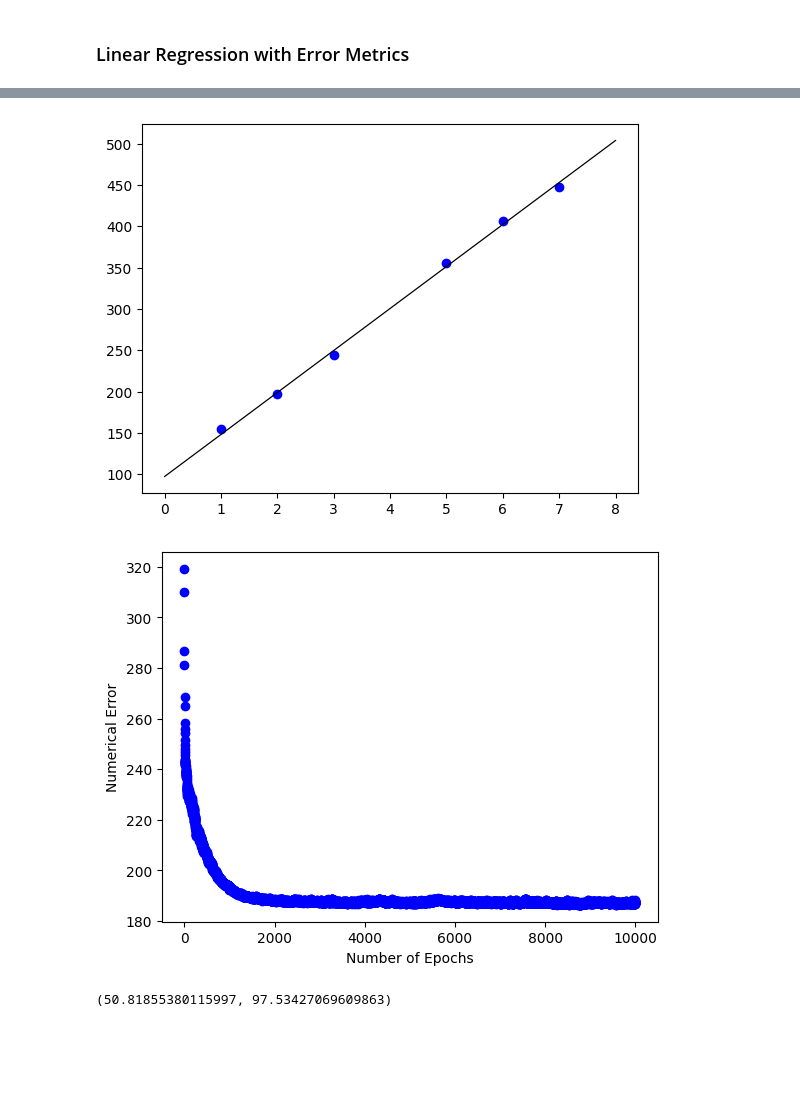
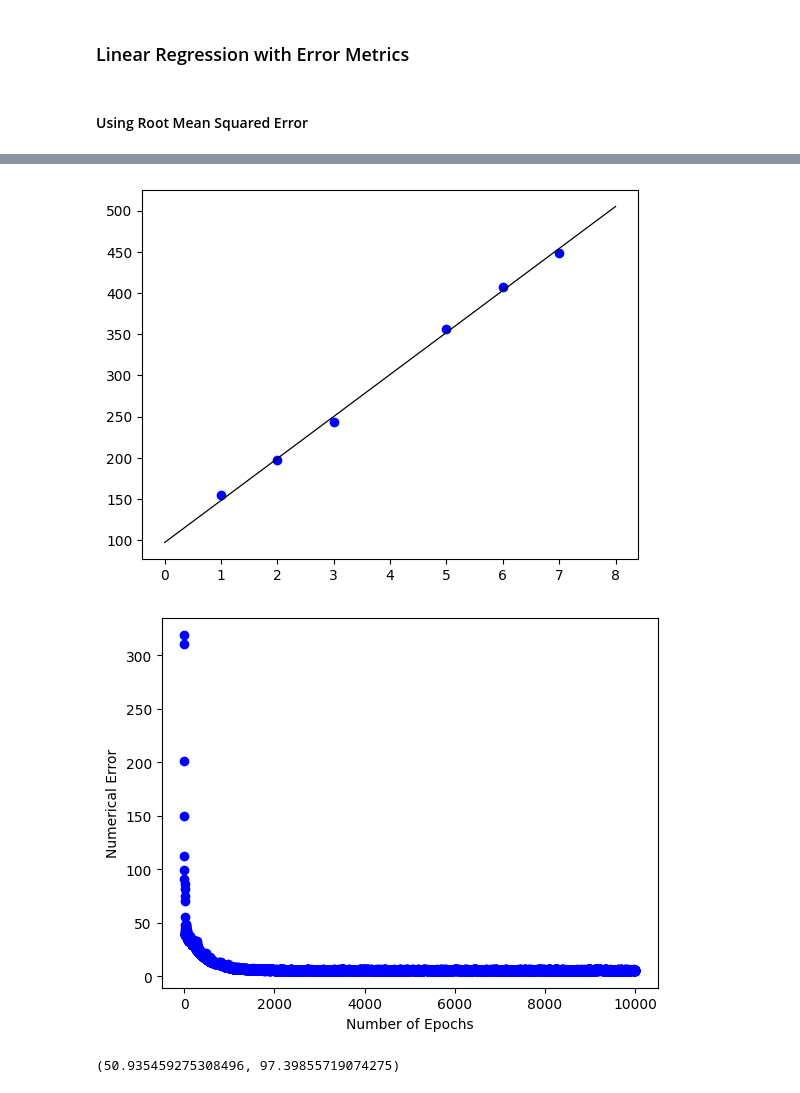
Before and after one commit to khalidmahamud/ml_practise, a Jupyter notebook: grokking_ml/linear_regression.ipynb, the cells around one changed output, grey strips where cells are left out. Drawn from its saved outputs; the diff is of its cells as text; code cells hidden in the pictures; blank space fills up the shorter version.

```diff
--- a/grokking_ml/linear_regression.ipynb
+++ b/grokking_ml/linear_regression.ipynb
@@ -168,6 +168,14 @@ def rmse(labels, predictions):
     n = len(labels)
     differences = np.subtract(labels, predictions)
     return np.sqrt(1.0 / n * (np.dot(differences, differences)))
+
+
+def mse(labels, predictions):
+    """The mean square error function"""
+    n = len(labels)
+    differences = np.subtract(labels, predictions)
+    cost = np.dot(differences, differences) / n
+    return cost
 
 
 def linear_regression(
@@ -197,7 +205,7 @@ def linear_regression(
             draw_line(slope, bias, linewidth=0.5)
 
         # Scoring predictions and storing error
-        predictions = features[0] * slope + bias
+        predictions = features * slope + bias
         errors.append(error_metric(labels, predictions))
 
         index_random = np.random.randint(0, len(features) - 1)
@@ -236,5 +248,7 @@ simple_linear_regression(X, y)
 # %% [markdown]
 ### Linear Regression with Error Metrics
+# %% [markdown]
+#### Using Root Mean Squared Error
 # %%
-linear_regression(X, y)
+linear_regression(X, y, error_metric=rmse)
 # %% [output]
@@ -242,3 +256,3 @@ linear_regression(X, y)
 [figure]
-[figure, old version]
+[figure, new version]
-(50.81855380115997, 97.53427069609863)
+(50.935459275308496, 97.39855719074275)
```
Also changed, not shown: parts of 4 cells of this notebook, 3 other files.
